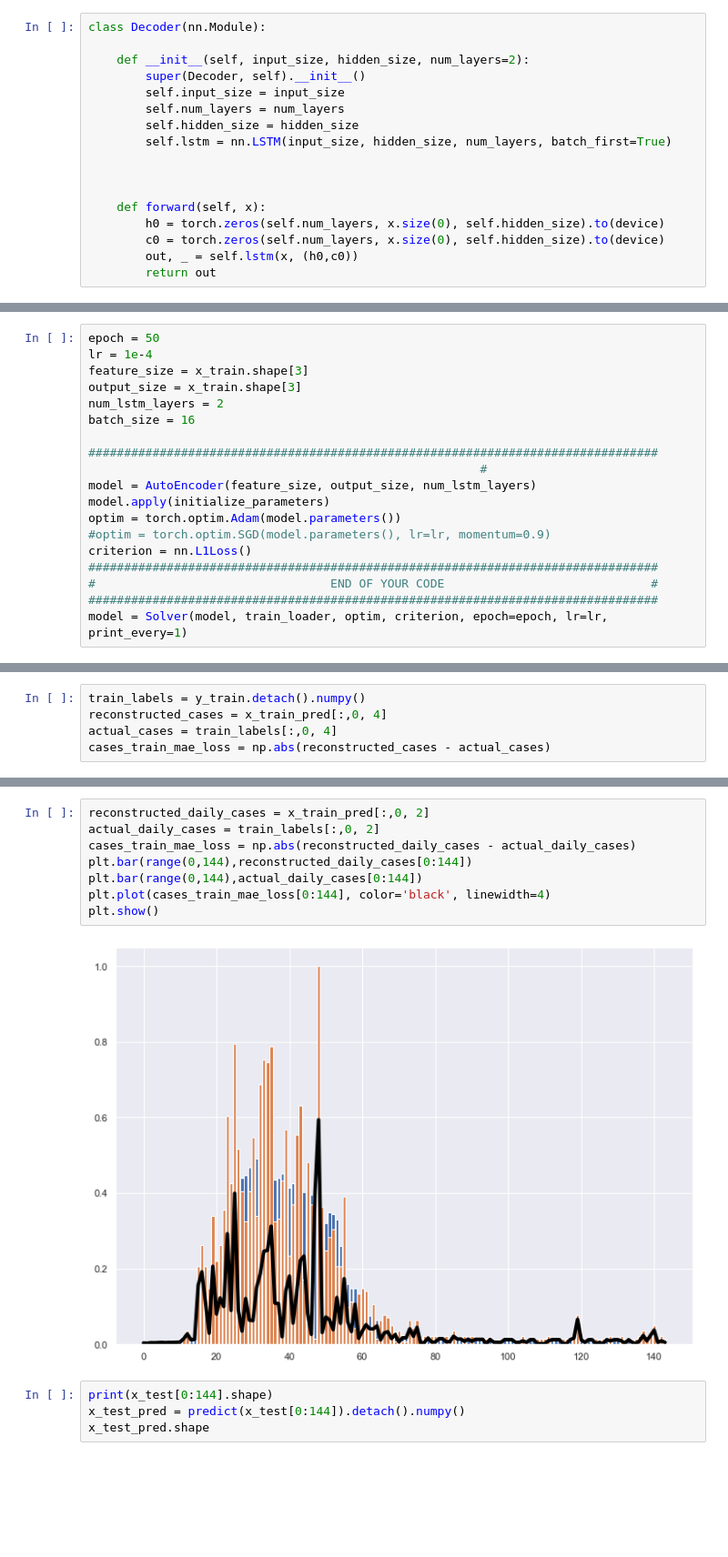
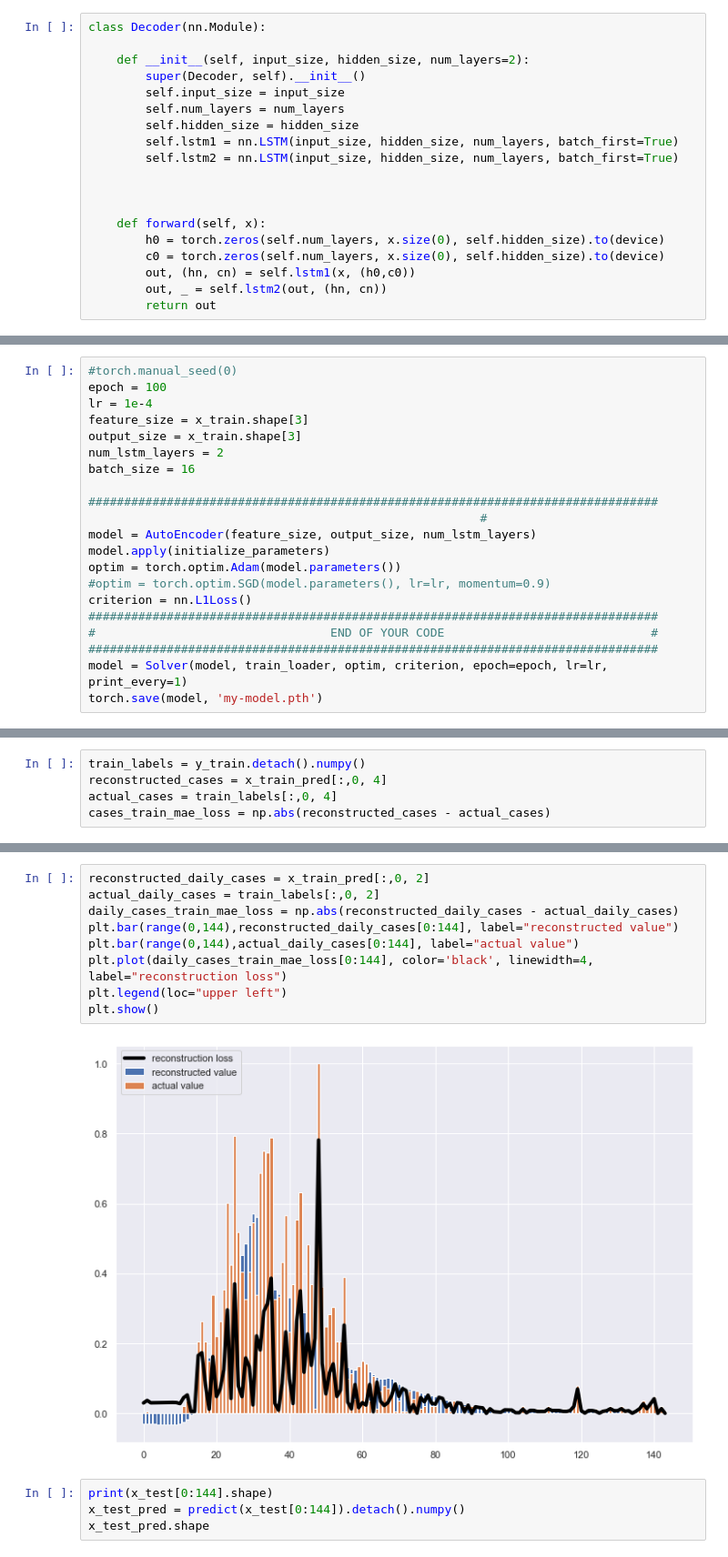
Before and after one commit to Gaurangkarwande/outbreak-prediction, a Jupyter notebook: myPlayground.ipynb, the cells around one changed output, grey strips where cells are left out. Shown at 91% size. Saved outputs shown, nothing was run; the diff lists cells and outputs as text; blank space fills up the shorter version.

Commit message:
added one more lstm layer

```diff
--- a/myPlayground.ipynb
+++ b/myPlayground.ipynb
@@ -260,14 +260,16 @@ class Decoder(nn.Module):
         self.input_size = input_size
         self.num_layers = num_layers
         self.hidden_size = hidden_size
-        self.lstm = nn.LSTM(input_size, hidden_size, num_layers, batch_first=True)
+        self.lstm1 = nn.LSTM(input_size, hidden_size, num_layers, batch_first=True)
+        self.lstm2 = nn.LSTM(input_size, hidden_size, num_layers, batch_first=True)
 
 
 
     def forward(self, x):
         h0 = torch.zeros(self.num_layers, x.size(0), self.hidden_size).to(device)
         c0 = torch.zeros(self.num_layers, x.size(0), self.hidden_size).to(device)
-        out, _ = self.lstm(x, (h0,c0))
+        out, (hn, cn) = self.lstm1(x, (h0,c0))
+        out, _ = self.lstm2(out, (hn, cn))
         return out
 # %%
 class AutoEncoder(nn.Module):
@@ -319,7 +321,8 @@ def Solver(model, train_loader, optim, criterion, epoch=10, lr=1e-1, print_every
           print(f'Epoch {e}: {loss_epoch}')
   return model
 # %%
-epoch = 50
+#torch.manual_seed(0)
+epoch = 100
 lr = 1e-4
 feature_size = x_train.shape[3]
 output_size = x_train.shape[3]
@@ -337,4 +340,5 @@ criterion = nn.L1Loss()
 #                                 END OF YOUR CODE                             #
 ################################################################################
 model = Solver(model, train_loader, optim, criterion, epoch=epoch, lr=lr, print_every=1)
+torch.save(model, 'my-model.pth')
 # %% [output]
@@ -382,13 +387,14 @@ plt.show()
 # %%
 reconstructed_daily_cases = x_train_pred[:,0, 2]
 actual_daily_cases = train_labels[:,0, 2]
-cases_train_mae_loss = np.abs(reconstructed_daily_cases - actual_daily_cases)
-plt.bar(range(0,144),reconstructed_daily_cases[0:144])
-plt.bar(range(0,144),actual_daily_cases[0:144])
-plt.plot(cases_train_mae_loss[0:144], color='black', linewidth=4)
+daily_cases_train_mae_loss = np.abs(reconstructed_daily_cases - actual_daily_cases)
+plt.bar(range(0,144),reconstructed_daily_cases[0:144], label="reconstructed value")
+plt.bar(range(0,144),actual_daily_cases[0:144], label="actual value")
+plt.plot(daily_cases_train_mae_loss[0:144], color='black', linewidth=4, label="reconstruction loss")
+plt.legend(loc="upper left")
 plt.show()
 # %% [output]
-[figure, old version]
+[figure, new version]
 # %%
 print(x_test[0:144].shape)
 x_test_pred = predict(x_test[0:144]).detach().numpy()
```
Also changed, not shown: parts of 8 cells of this notebook, 1 other file.
